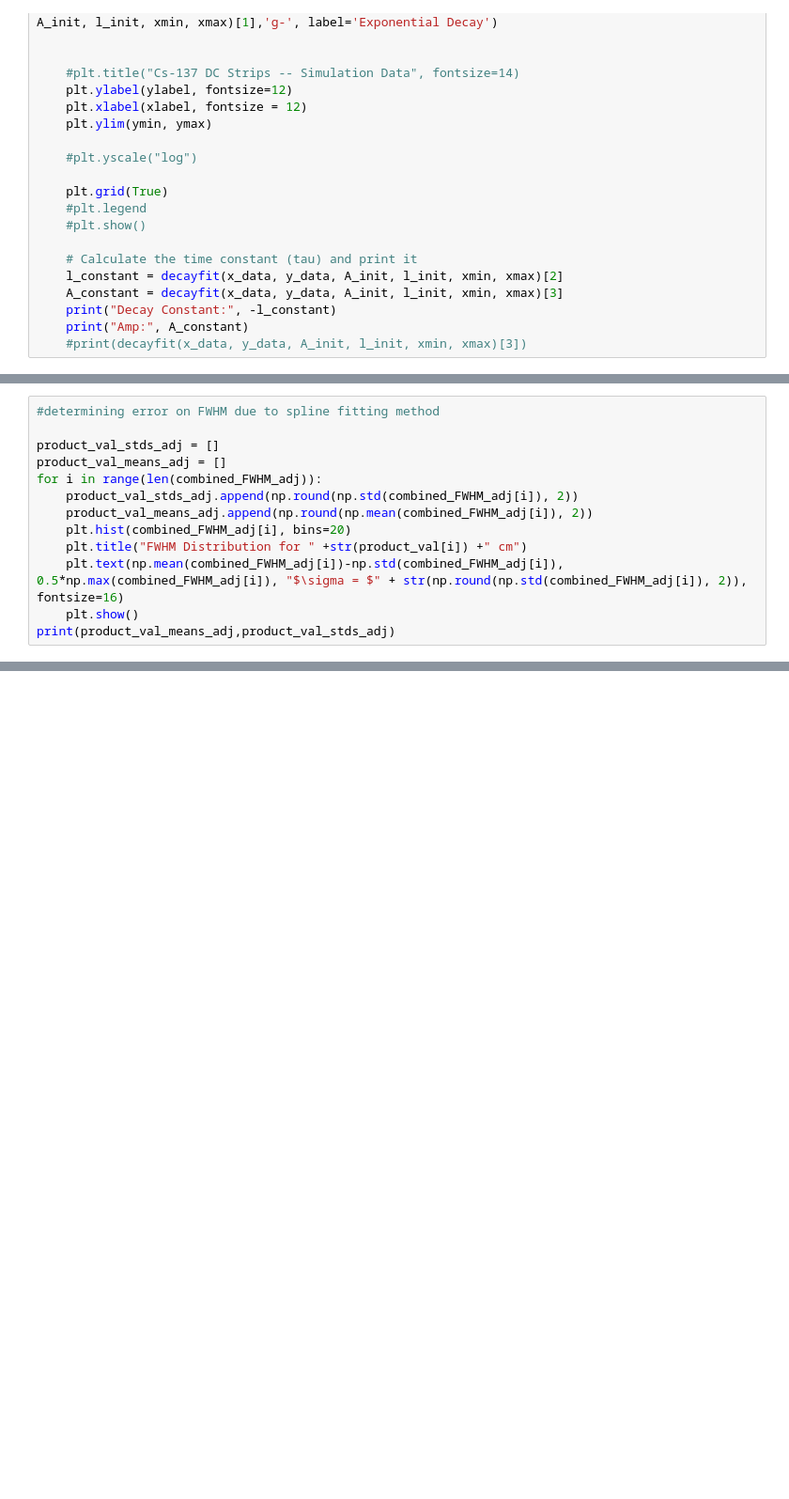
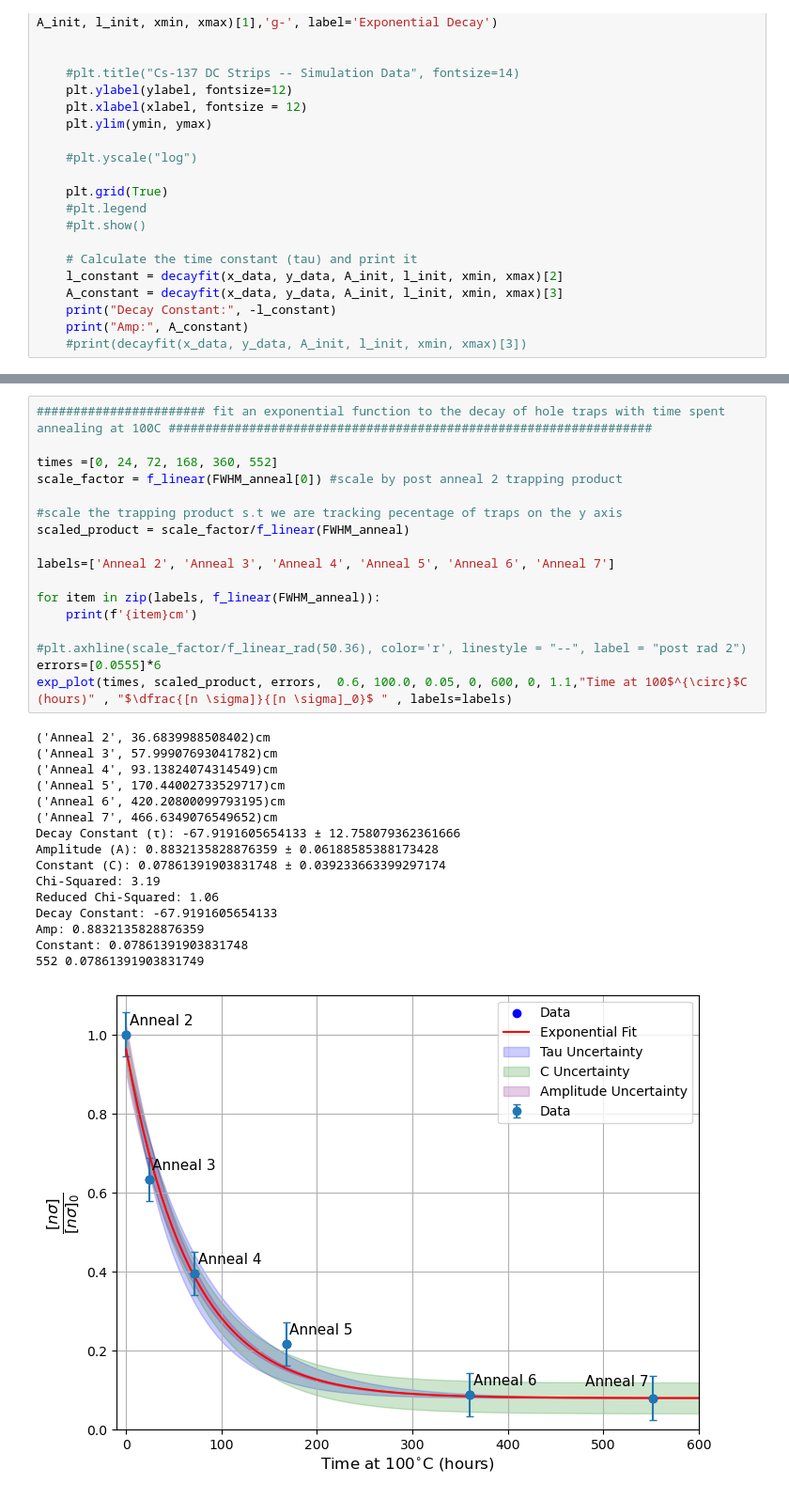
Before and after one commit to sophieehaight/AnnealingStudies, a Jupyter notebook: Cs137_simulatedData.ipynb, the cells around one changed output, grey strips where cells are left out. Shown at 94% size. Drawn from its saved outputs; the diff is of its cells as text; blank space fills up the shorter version.

```diff
--- a/Cs137_simulatedData.ipynb
+++ b/Cs137_simulatedData.ipynb
@@ -482,13 +174,0 @@ combined_FWHM_adj = [list(filter(None, x)) for x in zip_longest(*FWHM_distrib_ad
-# %%
-#determining error on FWHM due to spline fitting method
-
-product_val_stds_adj = []
-product_val_means_adj = []
-for i in range(len(combined_FWHM_adj)):
-    product_val_stds_adj.append(np.round(np.std(combined_FWHM_adj[i]), 2))
-    product_val_means_adj.append(np.round(np.mean(combined_FWHM_adj[i]), 2))
-    plt.hist(combined_FWHM_adj[i], bins=20)
-    plt.title("FWHM Distribution for " +str(product_val[i]) +" cm")
-    plt.text(np.mean(combined_FWHM_adj[i])-np.std(combined_FWHM_adj[i]), 0.5*np.max(combined_FWHM_adj[i]), "$\sigma = $" + str(np.round(np.std(combined_FWHM_adj[i]), 2)), fontsize=16)
-    plt.show()
-print(product_val_means_adj,product_val_stds_adj)
@@ -852,0 +553,34 @@ plt.show()
+# %%
+####################### fit an exponential function to the decay of hole traps with time spent annealing at 100C ##################################################################
+
+times =[0, 24, 72, 168, 360, 552]
+scale_factor = f_linear(FWHM_anneal[0]) #scale by post anneal 2 trapping product
+
+#scale the trapping product s.t we are tracking pecentage of traps on the y axis
+scaled_product = scale_factor/f_linear(FWHM_anneal)
+
+labels=['Anneal 2', 'Anneal 3', 'Anneal 4', 'Anneal 5', 'Anneal 6', 'Anneal 7']
+
+for item in zip(labels, f_linear(FWHM_anneal)):
+    print(f'{item}cm')
+
+#plt.axhline(scale_factor/f_linear_rad(50.36), color='r', linestyle = "--", label = "post rad 2")
+errors=[0.0555]*6
+exp_plot(times, scaled_product, errors,  0.6, 100.0, 0.05, 0, 600, 0, 1.1,"Time at 100$^{\circ}$C (hours)" , "$\dfrac{[n \sigma]}{[n \sigma]_0}$ " , labels=labels)
+# %% [output]
+('Anneal 2', 36.6839988508402)cm
+('Anneal 3', 57.99907693041782)cm
+('Anneal 4', 93.13824074314549)cm
+('Anneal 5', 170.44002733529717)cm
+('Anneal 6', 420.20800099793195)cm
+('Anneal 7', 466.6349076549652)cm
+Decay Constant (τ): -67.9191605654133 ± 12.758079362361666
+Amplitude (A): 0.8832135828876359 ± 0.06188585388173428
+Constant (C): 0.07861391903831748 ± 0.039233663399297174
+Chi-Squared: 3.19
+Reduced Chi-Squared: 1.06
+Decay Constant: -67.9191605654133
+Amp: 0.8832135828876359
+Constant: 0.07861391903831748
+552 0.07861391903831749
+[figure, added]
```
Also changed, not shown: parts of 60 cells of this notebook, 2 other files.
